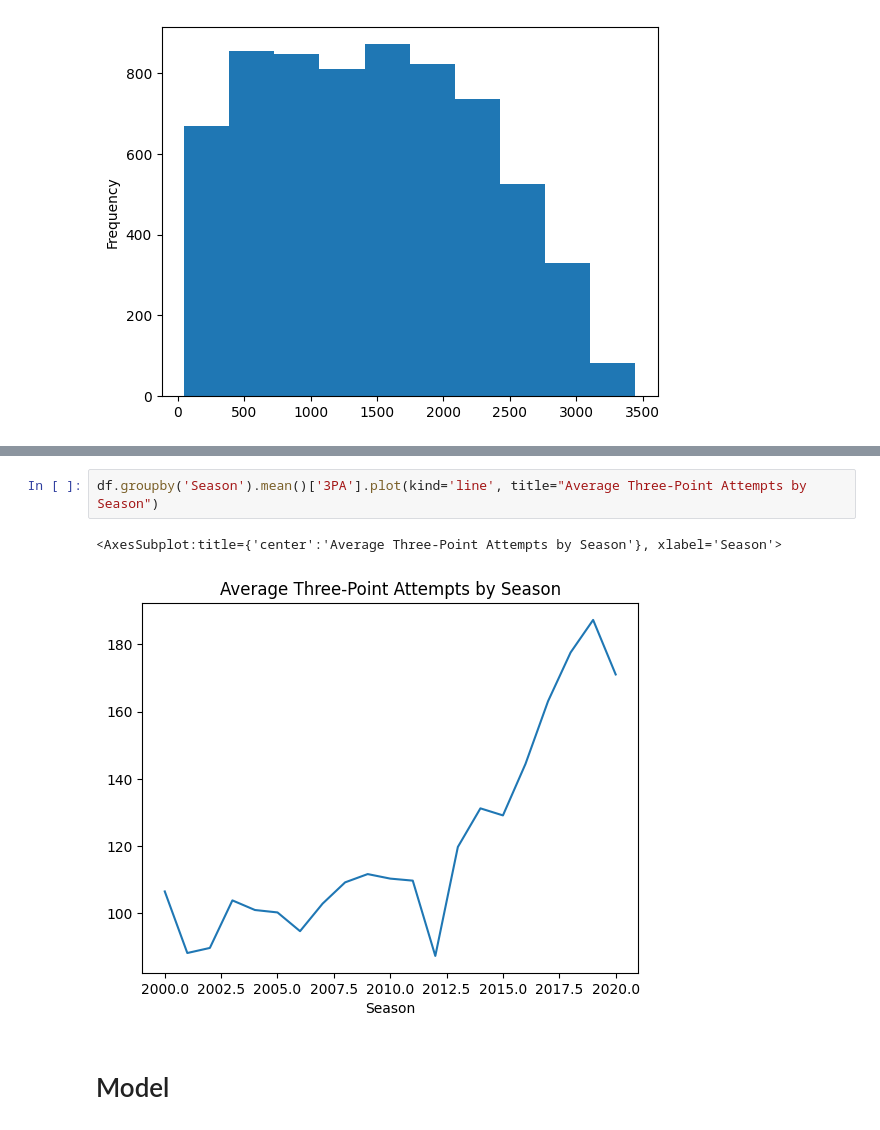
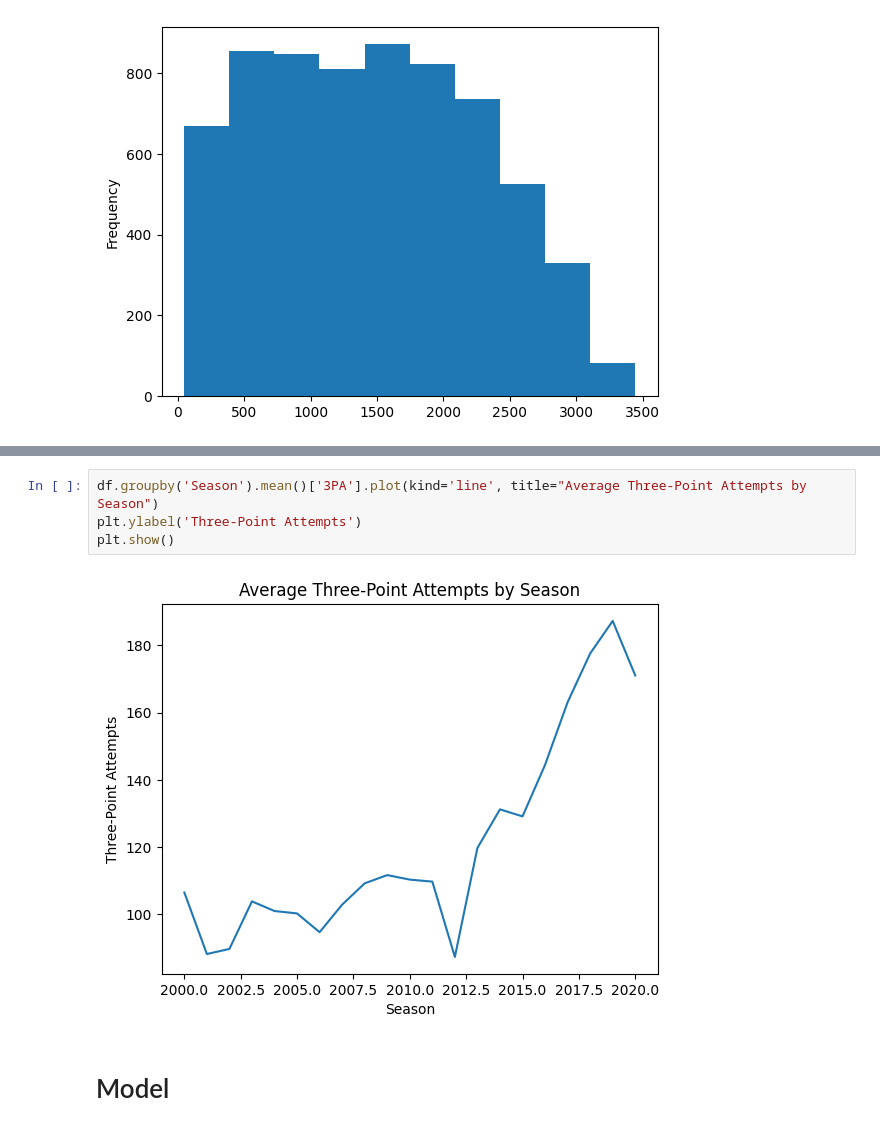
Before and after one commit to weiyueli7/NBA-3Pointers, a Jupyter notebook: new_data.ipynb, the cells around one changed output, grey strips where cells are left out. Drawn from its saved outputs; the diff is of its cells as text.

```diff
--- a/new_data.ipynb
+++ b/new_data.ipynb
@@ -259,8 +260,9 @@ df.groupby('Season').mean()['salary'].plot(kind='line', xticks=range(2000, 2021,
 # %%
 df.groupby('Season').mean()['3PA'].plot(kind='line', title="Average Three-Point Attempts by Season")
+plt.ylabel('Three-Point Attempts')
+plt.show()
 # %% [output]
-<AxesSubplot:title={'center':'Average Three-Point Attempts by Season'}, xlabel='Season'>
-[figure, old version]
+[figure, new version]
 # %% [markdown]
 # Model
 # %%
```
Also changed, not shown: parts of 6 cells of this notebook.
